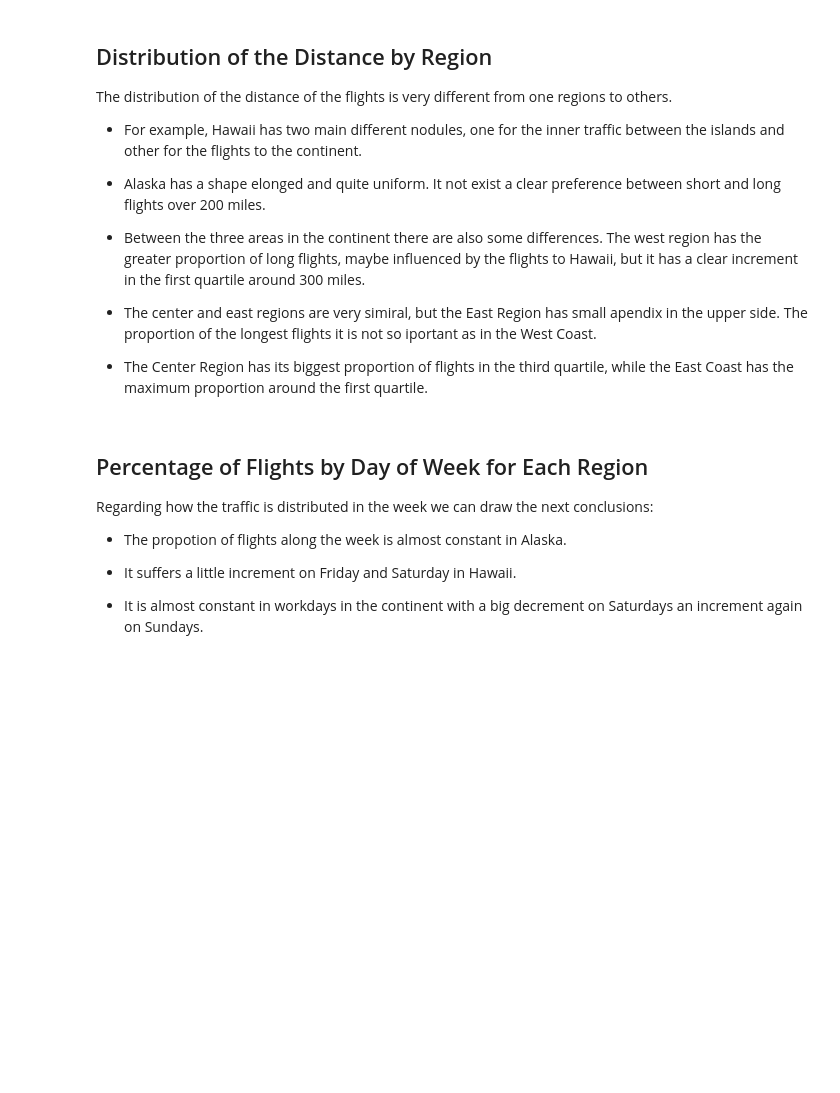
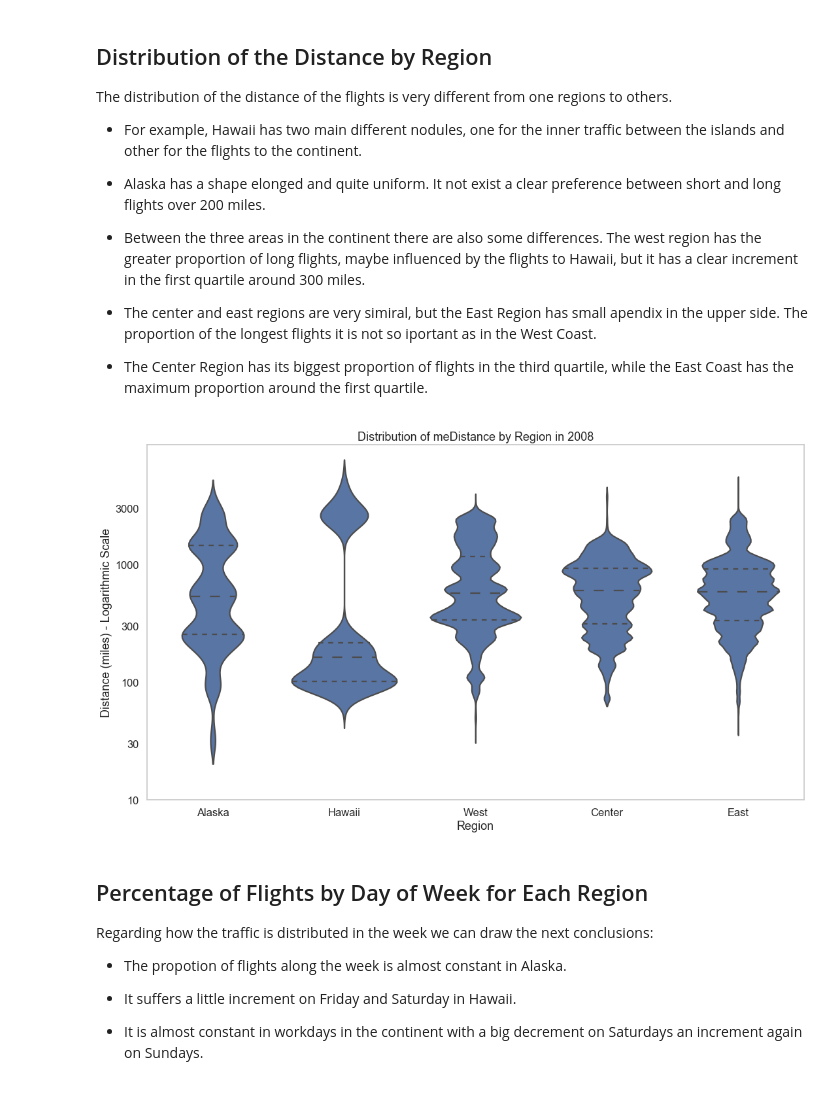
Before and after one commit to jmiraal/Exploration_of_US_Flights, a Jupyter notebook: exploration_us_flights_Part2.ipynb, the cells around one changed output. Saved outputs shown, nothing was run; the diff lists cells and outputs as text; code cells hidden in the pictures; blank space fills up the shorter version.

```diff
--- a/exploration_us_flights_Part2.ipynb
+++ b/exploration_us_flights_Part2.ipynb
@@ -294,17 +296,19 @@ The distribution of the distance of the flights is very different from one regio
 # %%
 #violin plots of 'Log_Distance' by 'region'
 
 default_color = sns.color_palette()[0]
 fig, ax = plt.subplots(ncols = 1, nrows = 1 , figsize = [18,10])
 sns.violinplot(data = df_2008_copy, x = 'Region', y = 'Log_Distance',
                color = default_color, inner = 'quartile')
 tick_locs = [10, 30, 100, 300, 1000, 3000]
 ax.set_yticks(log_trans([10, 30, 100, 300, 1000, 3000]))
 ax.set_yticklabels([10, 30, 100, 300, 1000, 3000])
 plt.xlabel('Region')
 plt.ylabel('Distance (miles) - Logarithmic Scale')
-plt.title('Distribution of meDistance by Region in 2008')
+plt.title('Distribution of the Distance by Region in 2008')
 plt.show()
+# %% [output]
+[figure, added]
 # %%
 #we recover the original data fo df_origins, filter by year and group by Region and DayOfWeek
 df_origin_by_day = df_origins.query('Date >= "2004-01-01"').groupby([ 'Region', 'DayOfWeek']).agg({'Count': 'sum'})
```
Also changed, not shown: parts of 18 cells of this notebook.
